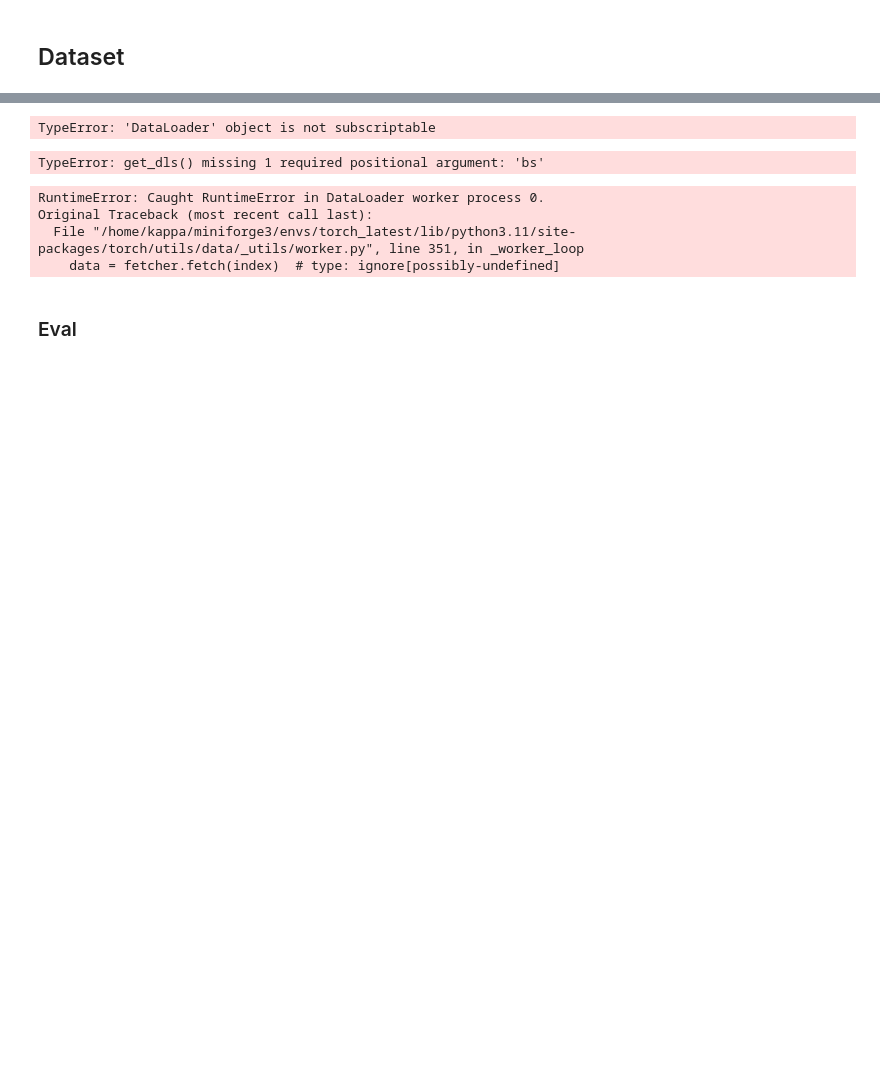
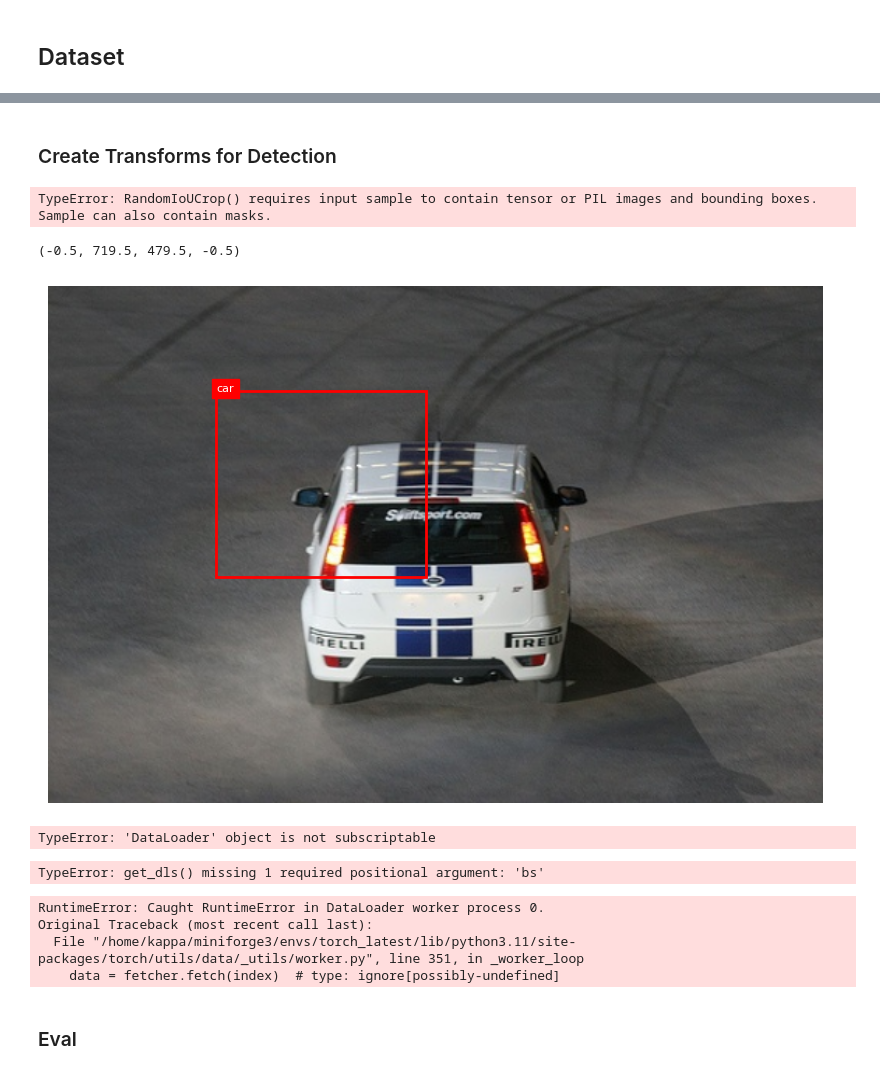
Before and after one commit to galopyz/pilus_project, a Jupyter notebook: nbs/52_detection.ipynb, the cells around one changed output, grey strips where cells are left out. Drawn from its saved outputs; the diff is of its cells as text; code cells hidden in the pictures; blank space fills up the shorter version.

```diff
--- a/nbs/52_detection.ipynb
+++ b/nbs/52_detection.ipynb
@@ -141 +199,3 @@ class VOCDetectionDataset(Dataset):
+# %% [markdown]
+### Create Transforms for Detection
 # %%
@@ -151,3 +318,31 @@ def get_detection_transforms():
+# %%
+# Create raw dataset
+raw_ds = datasets.VOCDetection(root=data_path, year='2007', image_set='train', download=False)
+
+# Show before and after transforms
+show_boxes_before_after_transform(raw_ds, idx=5)
+
+# Create dataloaders with proper transforms
+detection_dls = get_detection_dls(data_path)
+
+# Visualize a batch to confirm boxes are aligned
+batch_imgs, batch_targets = next(iter(detection_dls.train))
+show_detection_batch(batch_imgs, batch_targets)
+# %% [output]
+TypeError: RandomIoUCrop() requires input sample to contain tensor or PIL images and bounding boxes. Sample can also contain masks.
+# %%
+plt.figure(figsize=(10, 8))
+plt.imshow(denorm(sample_img).permute(1, 2, 0).cpu().numpy())
+for box, label in zip(sample_target['boxes'], sample_target['labels']):
+    x1, y1, x2, y2 = box.tolist()
+    class_name = VOC_CLASSES[label]
+    rect = plt.Rectangle((x1, y1), x2-x1, y2-y1, fill=False, edgecolor='red', linewidth=2)
+    plt.gca().add_patch(rect)
+    plt.text(x1, y1, class_name, color='white', backgroundcolor='red', fontsize=8)
+plt.axis('off')
+# %% [output]
+(-0.5, 719.5, 479.5, -0.5)
+[figure, added]
 # %%
 def detection_collate_fn(batch):
     "Custom collate function for detection data with variable-sized boxes and labels"
```
Also changed, not shown: parts of 14 cells of this notebook.
